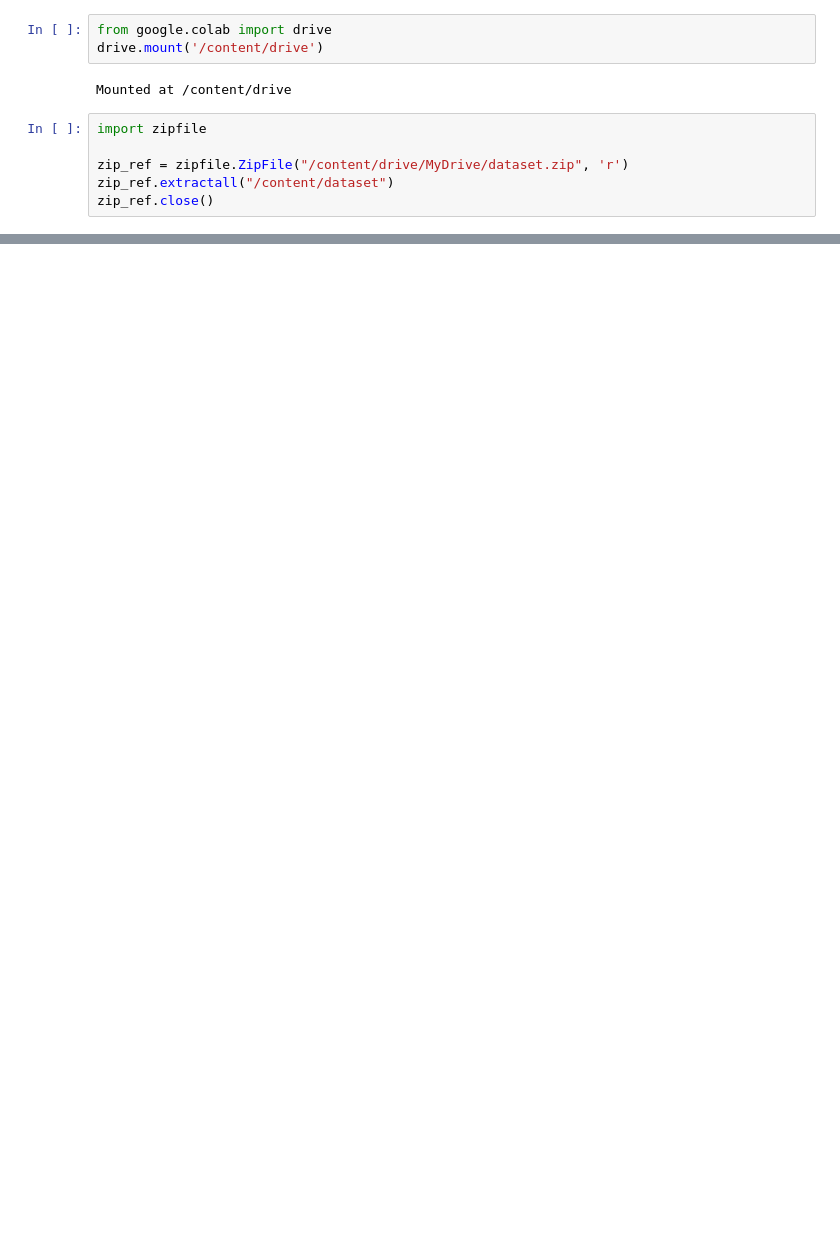
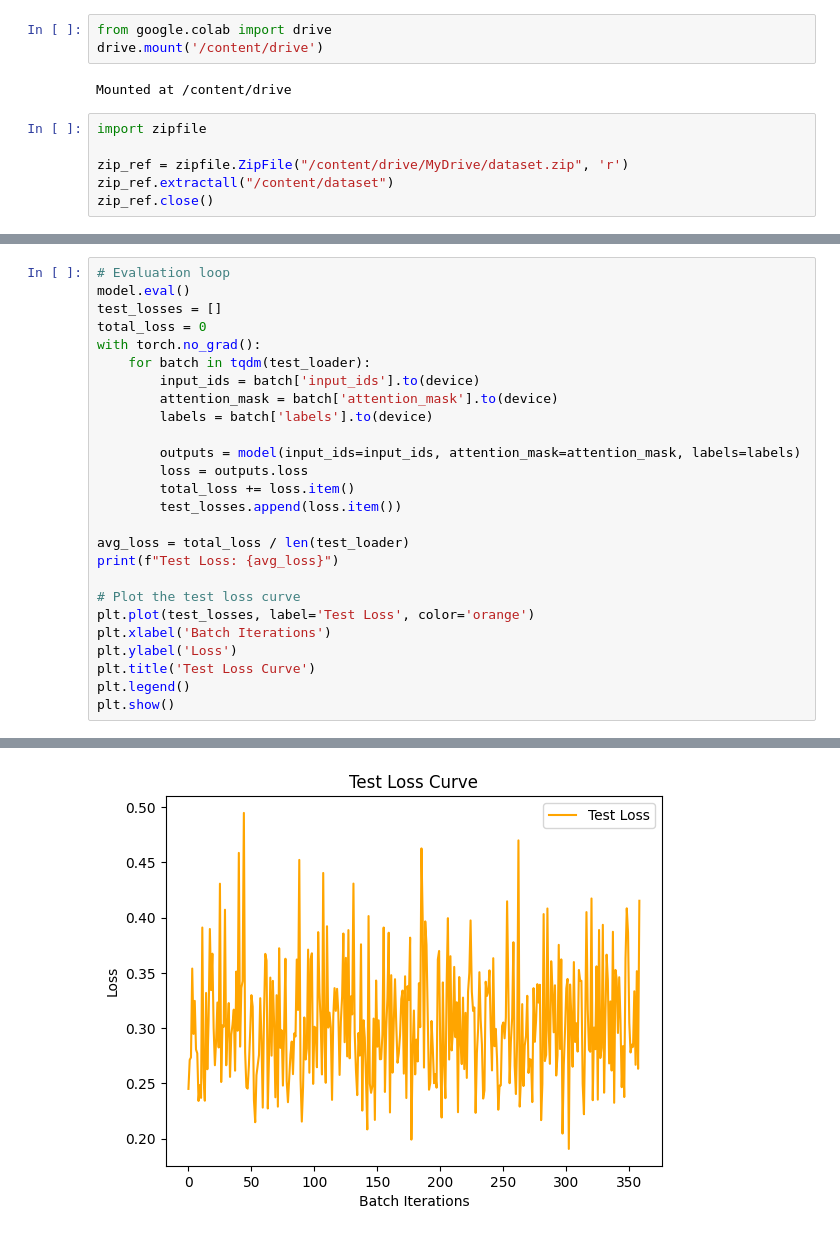
Before and after one commit to KarkiAnuj17/Automatic-text-summarization, a Jupyter notebook: Automatic_text_summarization.ipynb, the cells around one changed output, grey strips where cells are left out. Drawn from its saved outputs; the diff is of its cells as text; blank space fills up the shorter version.

```diff
--- a/Automatic_text_summarization.ipynb
+++ b/Automatic_text_summarization.ipynb
@@ -1067,0 +434,27 @@ ROUGEL:
+# %%
+# Evaluation loop
+model.eval()
+test_losses = []
+total_loss = 0
+with torch.no_grad():
+    for batch in tqdm(test_loader):
+        input_ids = batch['input_ids'].to(device)
+        attention_mask = batch['attention_mask'].to(device)
+        labels = batch['labels'].to(device)
+
+        outputs = model(input_ids=input_ids, attention_mask=attention_mask, labels=labels)
+        loss = outputs.loss
+        total_loss += loss.item()
+        test_losses.append(loss.item())
+
+avg_loss = total_loss / len(test_loader)
+print(f"Test Loss: {avg_loss}")
+
+# Plot the test loss curve
+plt.plot(test_losses, label='Test Loss', color='orange')
+plt.xlabel('Batch Iterations')
+plt.ylabel('Loss')
+plt.title('Test Loss Curve')
+plt.legend()
+plt.show()
+# %% [output]
@@ -1067,0 +462 @@ ROUGEL:
+[figure, added]
```
Also changed, not shown: parts of 35 cells of this notebook.
